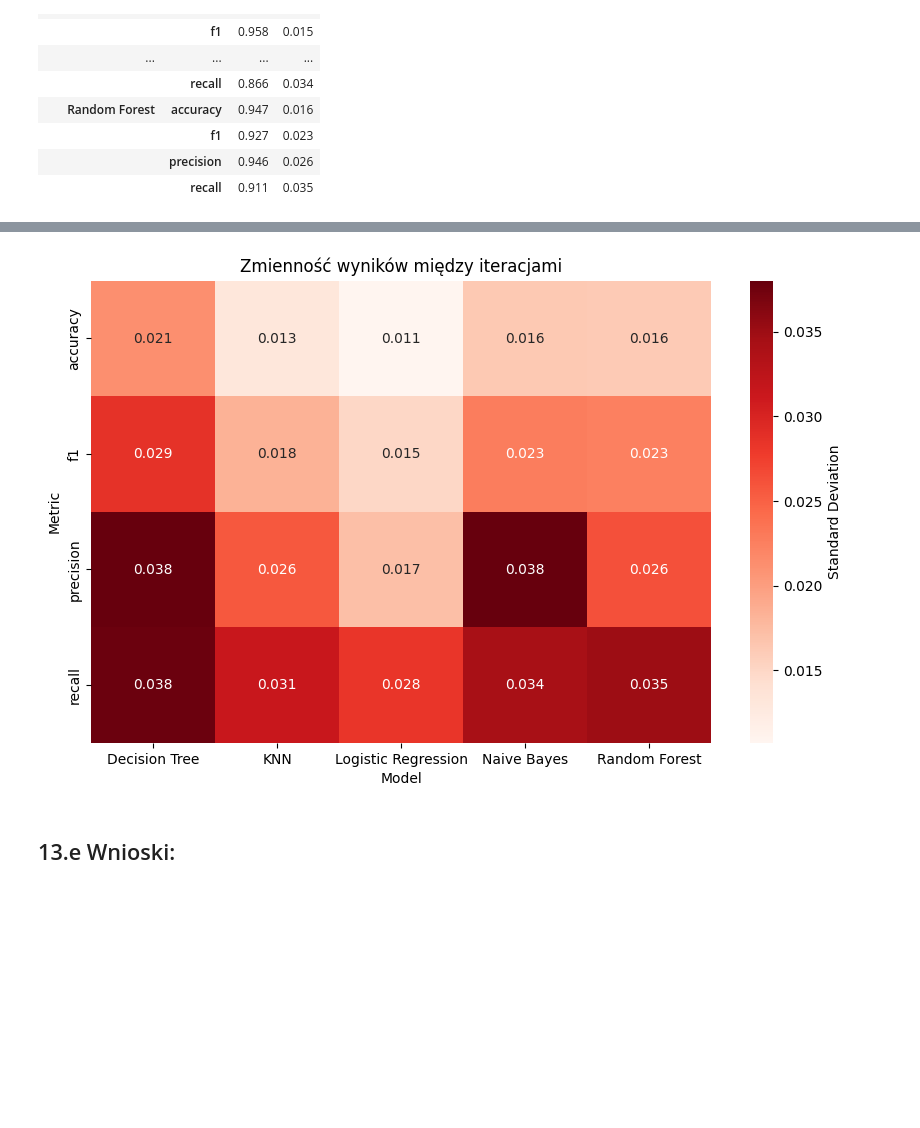
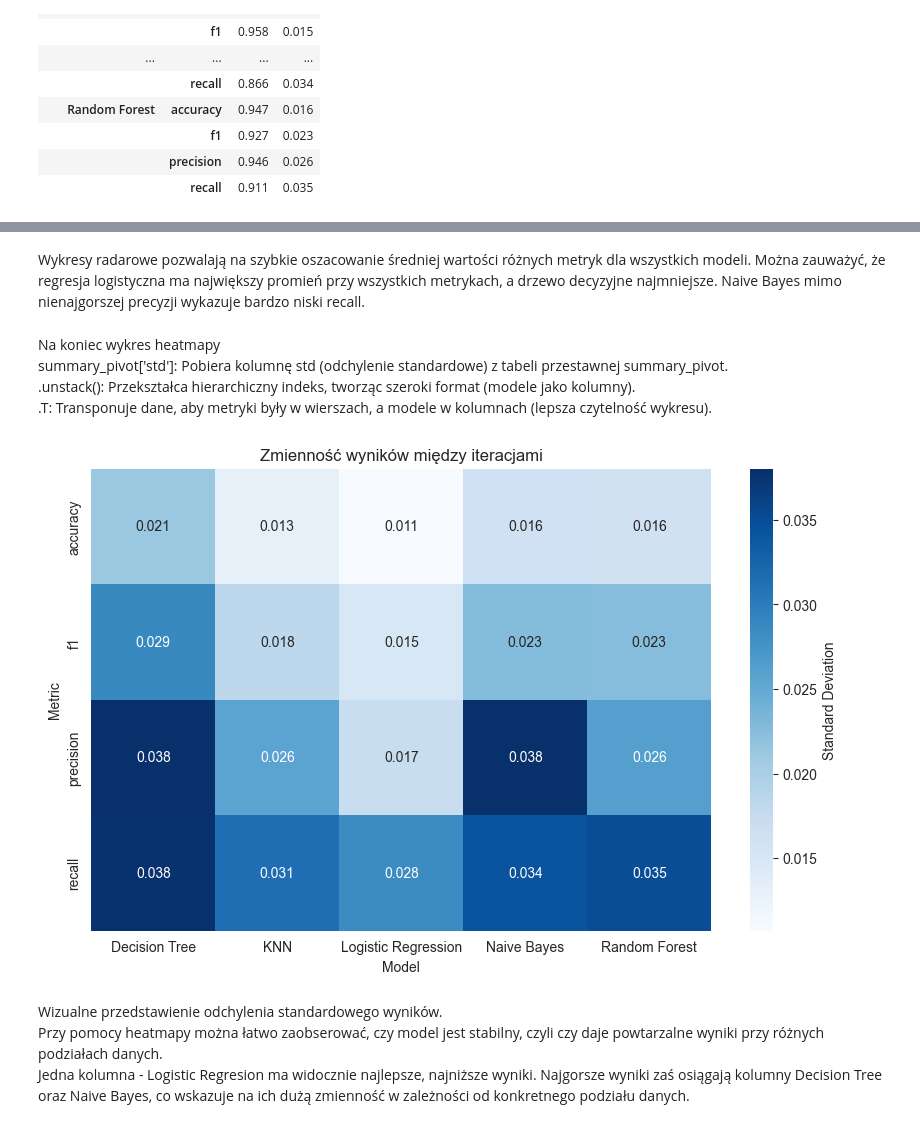
Before and after one commit to nesterova-p/Data_Analysis_and_Classification, a Jupyter notebook: Breast_Cancer_Diagnostic.ipynb, the cells around one changed output, grey strips where cells are left out. Cells and saved outputs as stored; diff of their text form; code cells hidden in the pictures; blank space fills up the shorter version.

```diff
--- a/Breast_Cancer_Diagnostic.ipynb
+++ b/Breast_Cancer_Diagnostic.ipynb
@@ -420,13 +493,22 @@ plt.show()
+# %% [markdown]
+Wykresy radarowe pozwalają na szybkie oszacowanie średniej wartości różnych metryk dla wszystkich modeli. Można zauważyć, że regresja logistyczna ma największy promień przy wszystkich metrykach, a drzewo decyzyjne najmniejsze. Naive Bayes mimo nienajgorszej precyzji wykazuje bardzo niski recall.
+# %% [markdown]
+Na koniec wykres heatmapy <br>
+summary_pivot['std']: Pobiera kolumnę std (odchylenie standardowe) z tabeli przestawnej summary_pivot. <br>
+.unstack(): Przekształca hierarchiczny indeks, tworząc szeroki format (modele jako kolumny). <br>
+.T: Transponuje dane, aby metryki były w wierszach, a modele w kolumnach (lepsza czytelność wykresu). <br>
 # %%
 plt.figure(figsize=(10, 6))
 sns.heatmap(
     summary_pivot['std'].unstack().T,
     annot=True, fmt=".3f",
-    cmap="Reds", cbar_kws={'label': 'Standard Deviation'}
+    cmap="Blues", cbar_kws={'label': 'Standard Deviation'}
 )
 plt.title("Zmienność wyników między iteracjami")
 plt.show()
 # %% [output]
-[figure, old version]
+[figure, new version]
-# %% [markdown]
-## 13.e Wnioski:
+# %% [markdown]
+Wizualne przedstawienie odchylenia standardowego wyników. <br>
+Przy pomocy heatmapy można łatwo zaobserować, czy model jest stabilny, czyli czy daje powtarzalne wyniki przy różnych podziałach danych.  <br>
+Jedna kolumna - Logistic Regresion ma widocznie najlepsze, najniższe wyniki. Najgorsze wyniki zaś osiągają kolumny Decision Tree oraz Naive Bayes, co wskazuje na ich dużą zmienność w zależności od konkretnego podziału danych.
```
Also changed, not shown: parts of 16 cells of this notebook.
